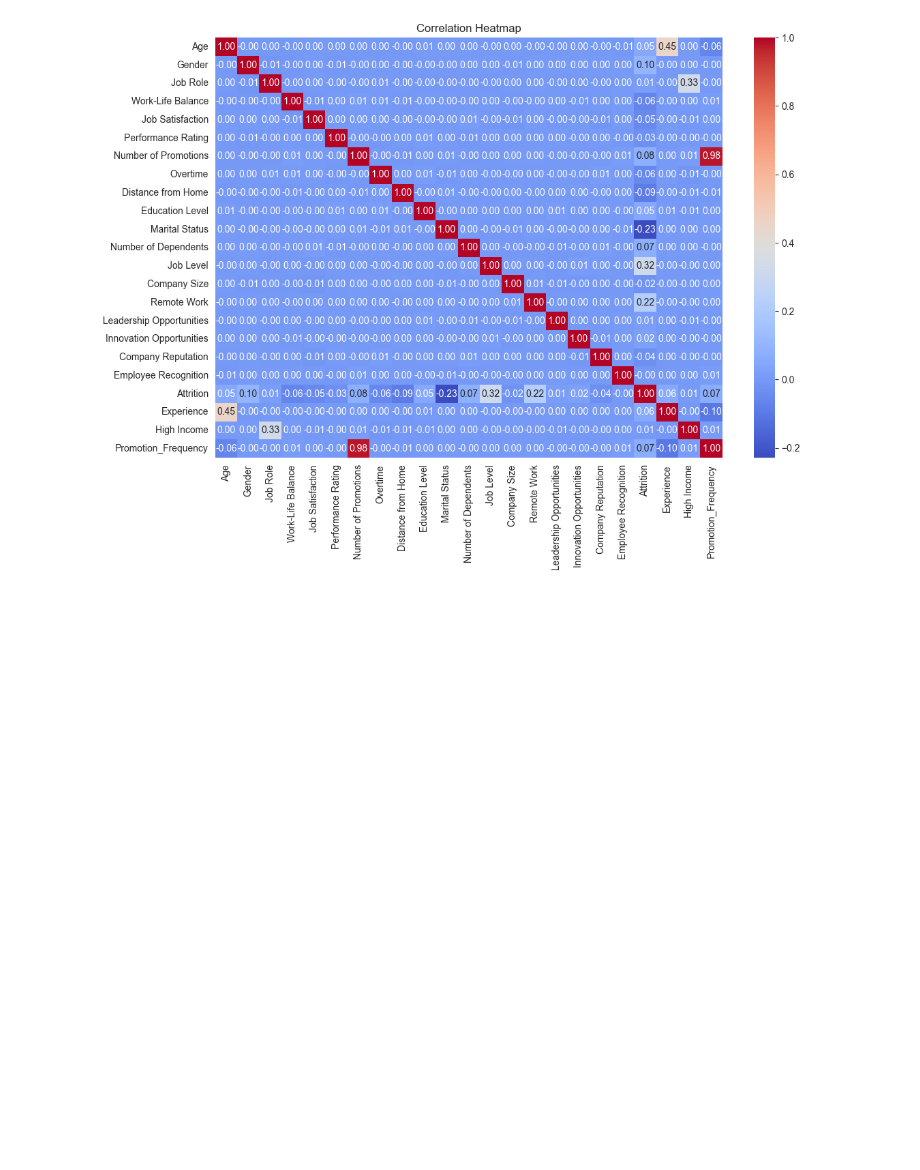
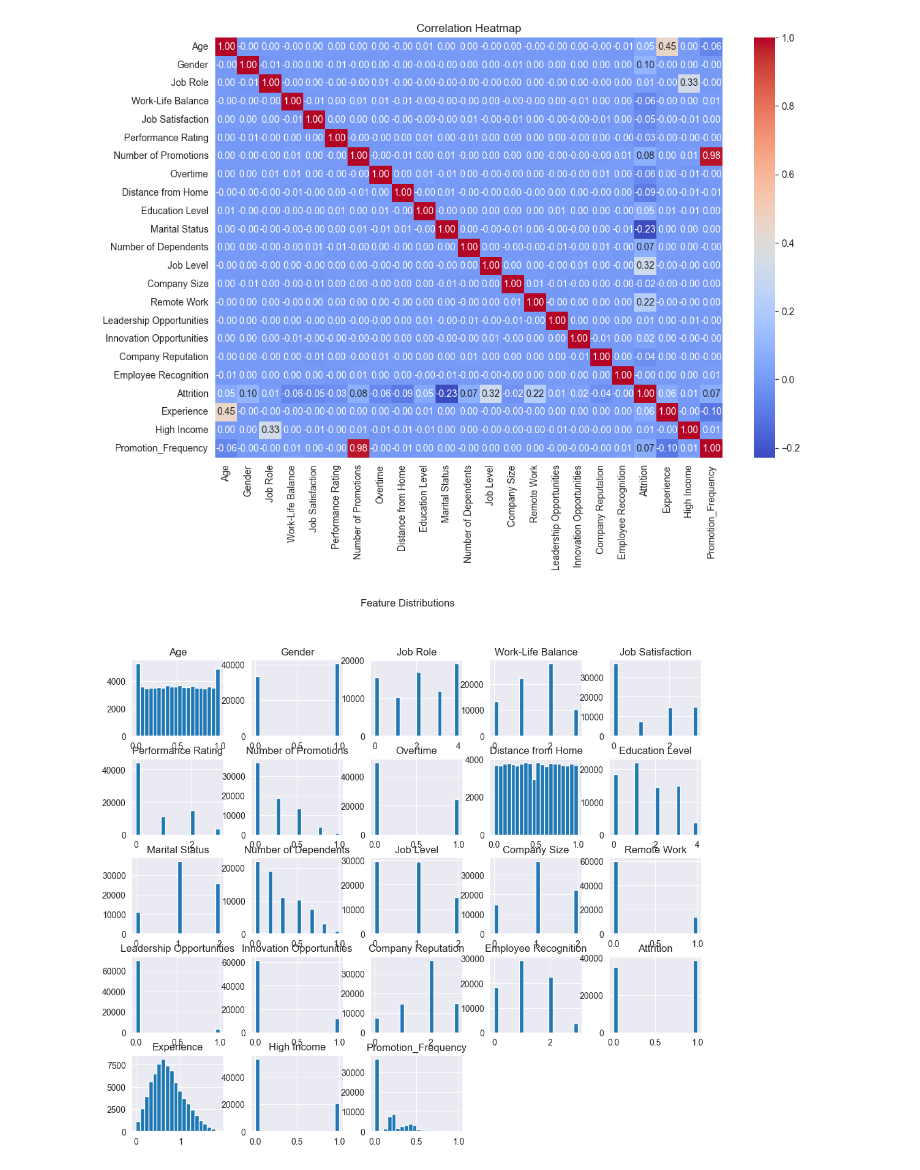
Before and after one commit to AmodMatheesha2003/employee-attrition-prediction-ml, a Jupyter notebook: Notebooks/Data Preprocessing.ipynb, the cells around one changed output. Saved outputs shown, nothing was run; the diff lists cells and outputs as text; code cells hidden in the pictures; blank space fills up the shorter version.

Commit message:
Update Visualizations for Data Preprocessing.ipynb

```diff
--- a/Notebooks/Data Preprocessing.ipynb
+++ b/Notebooks/Data Preprocessing.ipynb
@@ -333,3 +333,9 @@ plt.title("Correlation Heatmap")
 plt.show()
 # %% [output]
 [figure]
+# %%
+df.hist(figsize=(12, 10), bins=20)
+plt.suptitle('Feature Distributions')
+plt.show()
+# %% [output]
+[figure, added]
```
